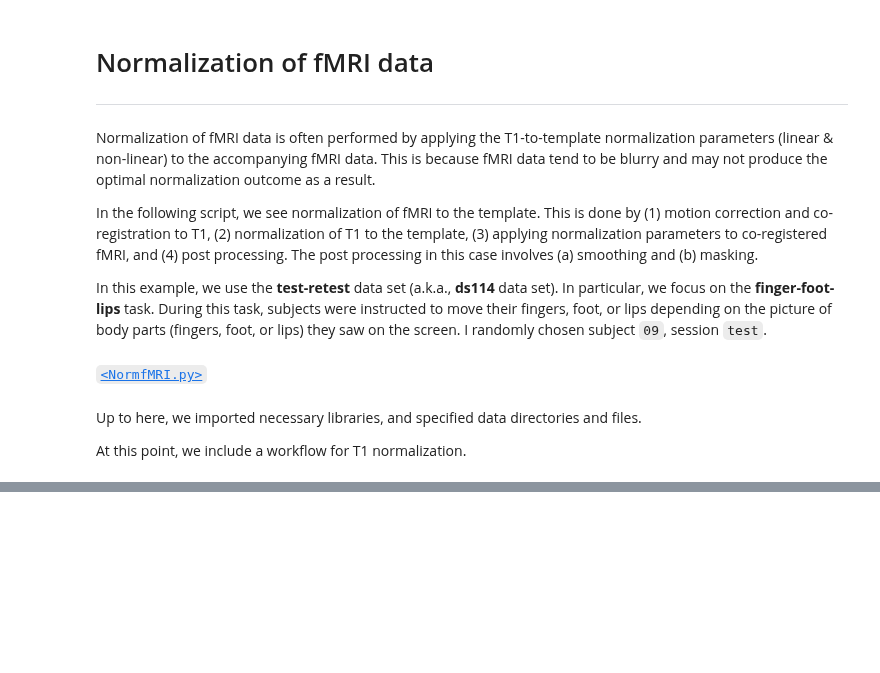
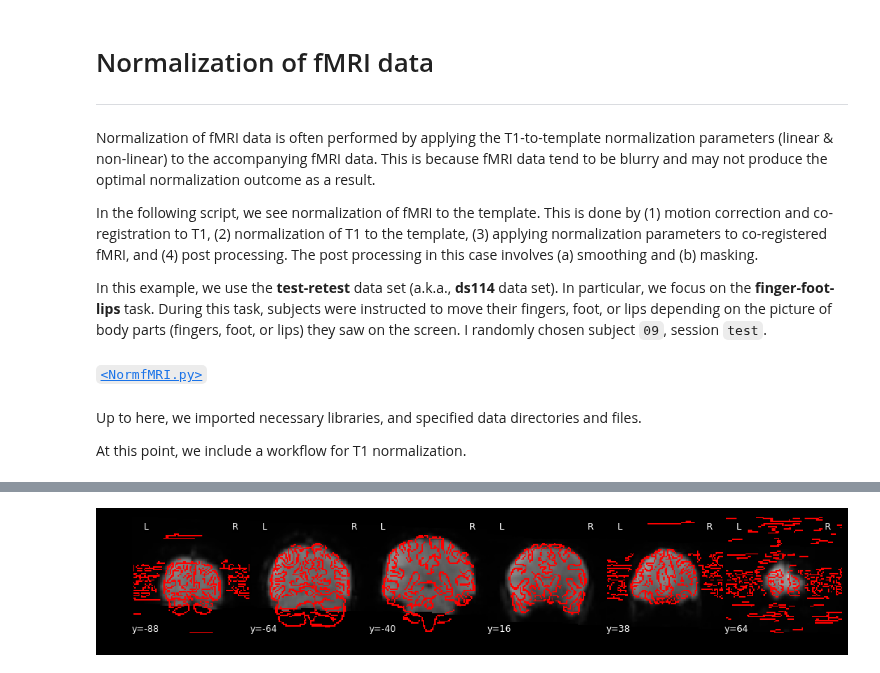
Before and after one commit to sathayas/JupyterfMRIFall2019, a Jupyter notebook: Normalization.ipynb, the cells around one changed output, grey strips where cells are left out. Cells and saved outputs as stored; diff of their text form; code cells hidden in the pictures; blank space fills up the shorter version.

```diff
--- a/Normalization.ipynb
+++ b/Normalization.ipynb
@@ -672,0 +820,10 @@ normT1wf.connect(fslFLIRT, 'out_matrix_file', fslFNIRT, 'affine_file')
+# %%
+# displaying the mean of the normalized fMRI (coronal)
+display = plot_anat(mean_imageNormfMRI,
+                    display_mode='y',
+                    cut_coords=6)
+
+# adding edges from the corresponding T1w image
+display.add_edges(imageNormT1)
+# %% [output]
+[figure, added]
```
Also changed, not shown: parts of 16 cells of this notebook.
